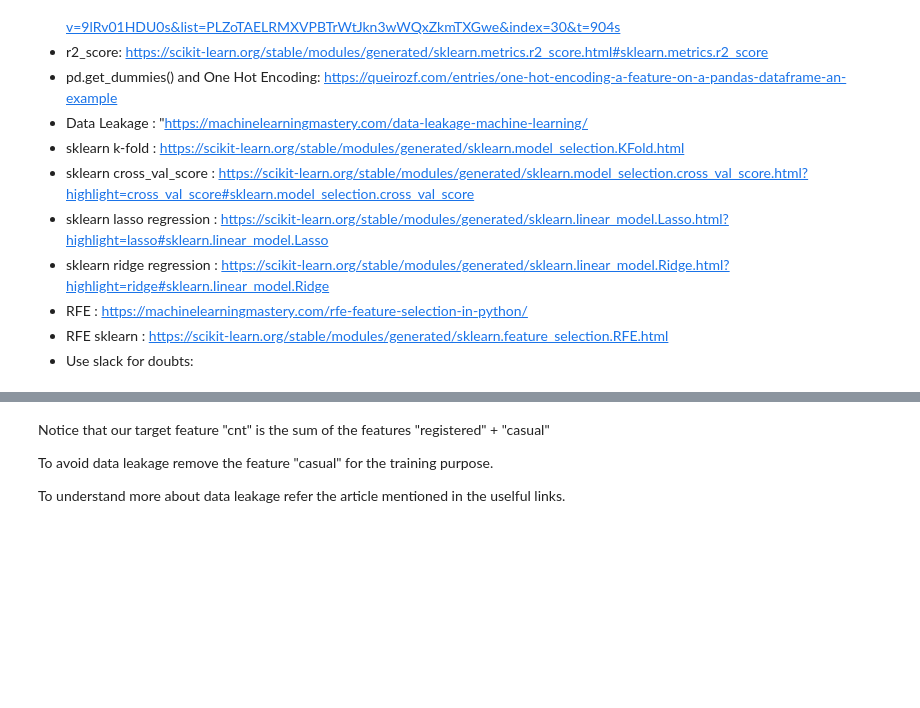
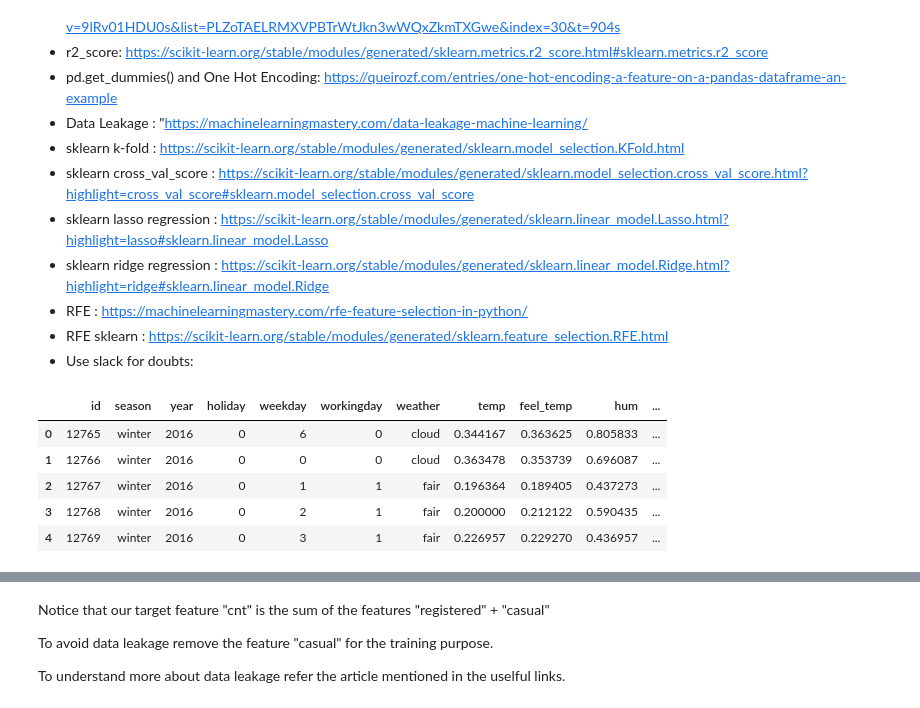
Before and after one commit to adityav1810/Semester_5_Labs, a Jupyter notebook: ECSE303L-AIandML/Lab6/task_1_linear_reg.ipynb, the cells around one changed output, grey strips where cells are left out. Saved outputs shown, nothing was run; the diff lists cells and outputs as text; code cells hidden in the pictures; blank space fills up the shorter version.

```diff
--- a/ECSE303L-AIandML/Lab6/task_1_linear_reg.ipynb
+++ b/ECSE303L-AIandML/Lab6/task_1_linear_reg.ipynb
@@ -89,6 +91,15 @@ from sklearn.feature_selection import VarianceThreshold
 from sklearn.feature_selection import RFE
 # %%
 #load the data and inspect the first 5 rows
-data =
+data = pd.read_csv('https://raw.githubusercontent.com/DeepConnectAI/challenge-week-6/master/data/bike.csv')
+# %%
+data.head()
+# %% [output]
+|  | id | season | year | holiday | weekday | workingday | weather | temp | feel_temp | hum | ... |
+| 0 | 12765 | winter | 2016 | 0 | 6 | 0 | cloud | 0.344167 | 0.363625 | 0.805833 | ... |
+| 1 | 12766 | winter | 2016 | 0 | 0 | 0 | cloud | 0.363478 | 0.353739 | 0.696087 | ... |
+| 2 | 12767 | winter | 2016 | 0 | 1 | 1 | fair | 0.196364 | 0.189405 | 0.437273 | ... |
+| 3 | 12768 | winter | 2016 | 0 | 2 | 1 | fair | 0.200000 | 0.212122 | 0.590435 | ... |
+| 4 | 12769 | winter | 2016 | 0 | 3 | 1 | fair | 0.226957 | 0.229270 | 0.436957 | ... |
 # %%
 # print the data types of each feature name
```
Also changed, not shown: parts of 38 cells of this notebook.
